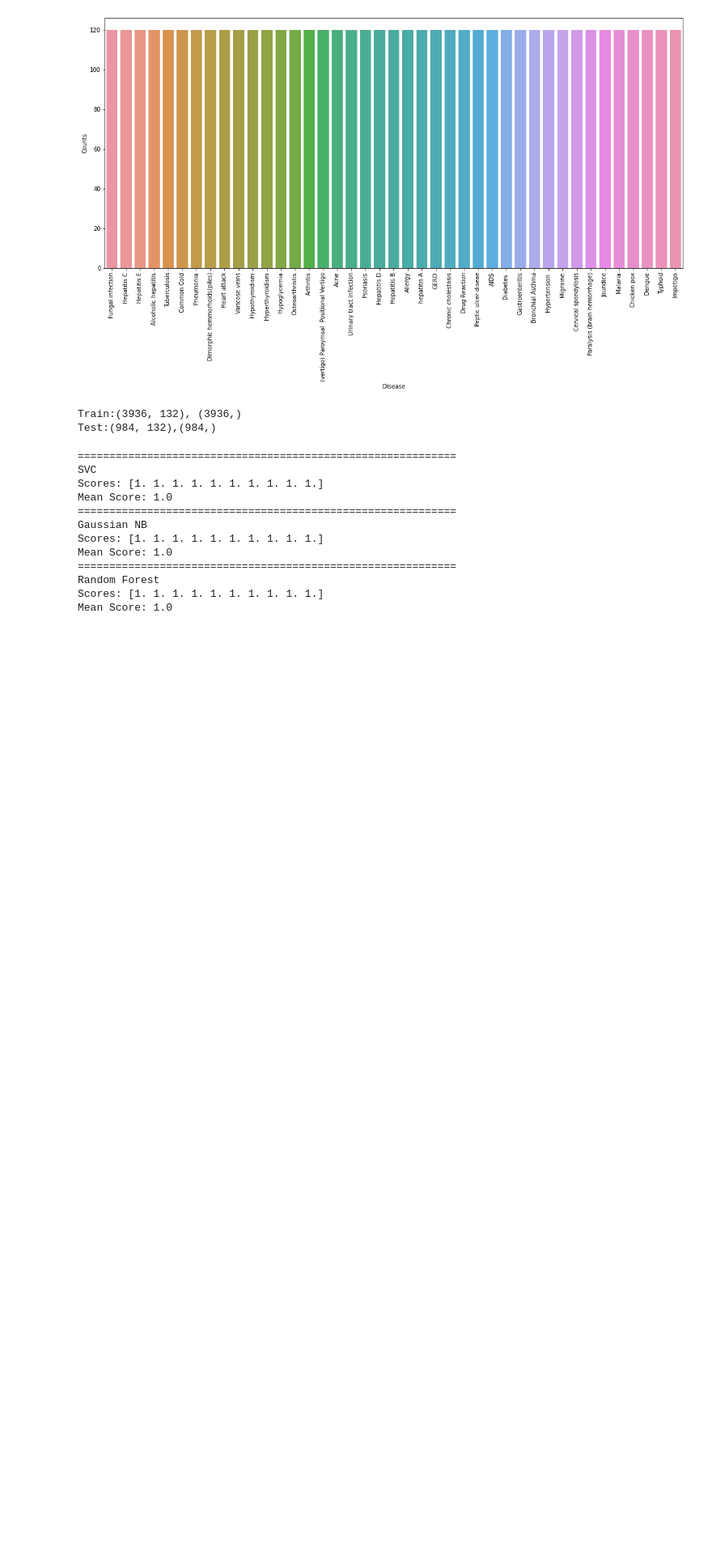
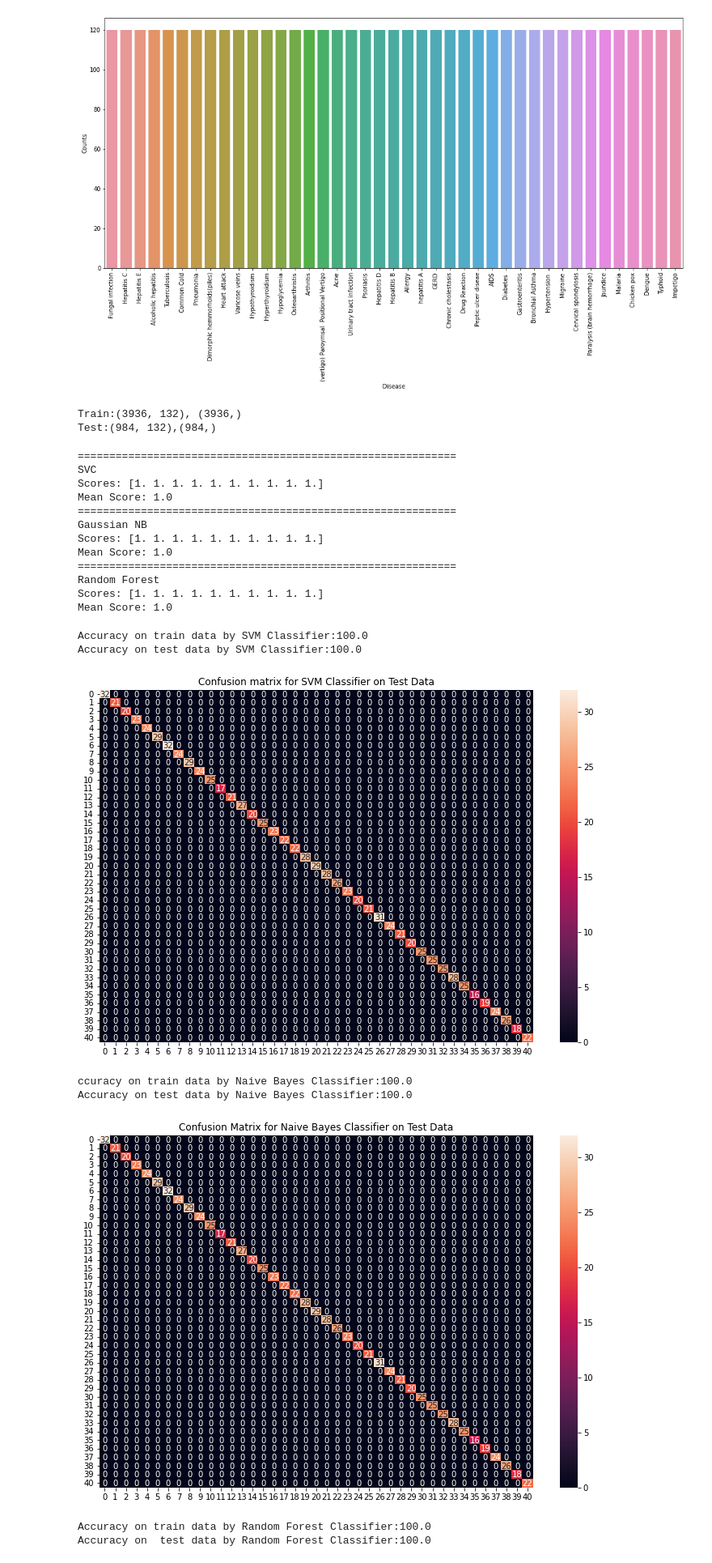
Before and after one commit to samndambuki/4th-year-Project, a Jupyter notebook: Disease_Prediction.ipynb, the cells around one changed output. Shown: that part at 81% size. Drawn from its saved outputs; the diff is of its cells as text; code cells hidden in the pictures; blank space fills up the shorter version.

```diff
--- a/Disease_Prediction.ipynb
+++ b/Disease_Prediction.ipynb
@@ -90,0 +88,58 @@ Mean Score: 1.0
+# %%
+#Robust Classifier by Combining all models
+#Training and Testing SVM Classifier
+svm_model = SVC()
+svm_model.fit(X_train,y_train)
+preds = svm_model.predict(X_test)
+
+print(f"Accuracy on train data by SVM Classifier\
+:{accuracy_score(y_train, svm_model.predict(X_train))*100}")
+
+print(f"Accuracy on test data by SVM Classifier\
+:{accuracy_score(y_test,preds)*100}")
+
+cf_matrix = confusion_matrix(y_test, preds)
+plt.figure(figsize=(12,8))
+sns.heatmap(cf_matrix, annot=True)
+plt.title("Confusion matrix for SVM Classifier on Test Data")
+plt.show()
+
+#Training and Testing Naive Bayes Classifier
+nb_model = GaussianNB()
+nb_model.fit(X_train, y_train)
+preds = nb_model.predict(X_test)
+print(f"ccuracy on train data by Naive Bayes Classifier\
+:{accuracy_score(y_train, nb_model.predict(X_train))*100}")
+
+print(f"Accuracy on test data by Naive Bayes Classifier\
+:{accuracy_score(y_test,preds)*100}")
+cf_matrix = confusion_matrix(y_test, preds)
+plt.figure(figsize=(12,8))
+sns.heatmap(cf_matrix, annot=True)
+plt.title("Confusion Matrix for Naive Bayes Classifier on Test Data")
+plt.show()
+
+#Training and Testing Random Forest Classifier
+rf_model =RandomForestClassifier(random_state=18)
+rf_model.fit(X_train, y_train)
+preds = rf_model.predict(X_test)
+print(f"Accuracy on train data by Random Forest Classifier\
+:{accuracy_score(y_train, rf_model.predict(X_train))*100}")
+
+print(f"Accuracy on  test data by Random Forest Classifier\
+:{accuracy_score(y_test, preds)*100}")
+
+cf_matrix = confusion_matrix(y_test, preds)
+plt.figure(figsize=(12,8))
+sns.heatmap(cf_matrix, annot=True)
+plt.title("Confusion Matrix for Random Forest Classifier on Test Data")
+plt.show()
+# %% [output]
+Accuracy on train data by SVM Classifier:100.0
+Accuracy on test data by SVM Classifier:100.0
+[figure, added]
+ccuracy on train data by Naive Bayes Classifier:100.0
+Accuracy on test data by Naive Bayes Classifier:100.0
+[figure, added]
+Accuracy on train data by Random Forest Classifier:100.0
+Accuracy on  test data by Random Forest Classifier:100.0
```
Also changed, not shown: parts of 2 cells of this notebook.
